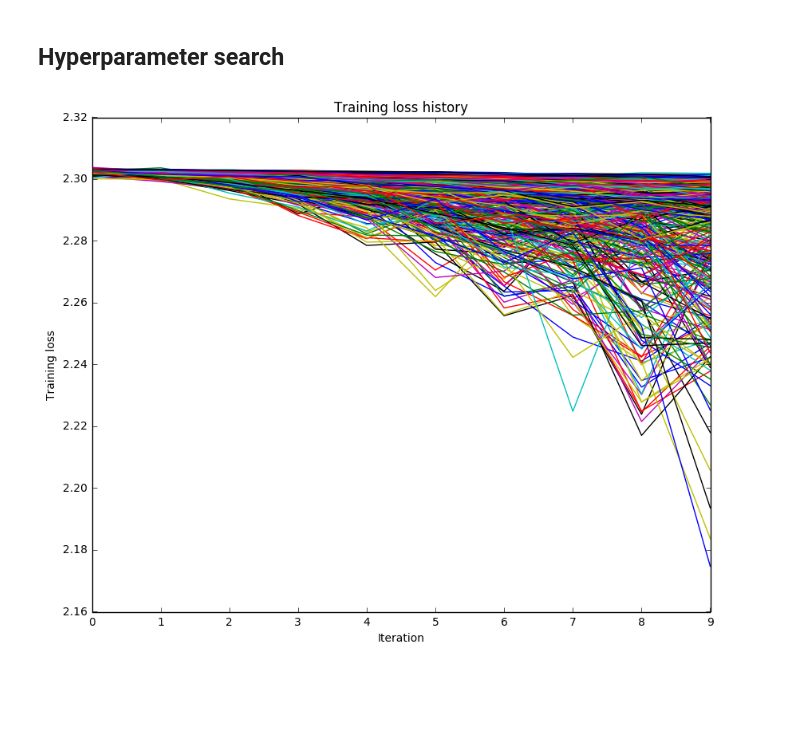
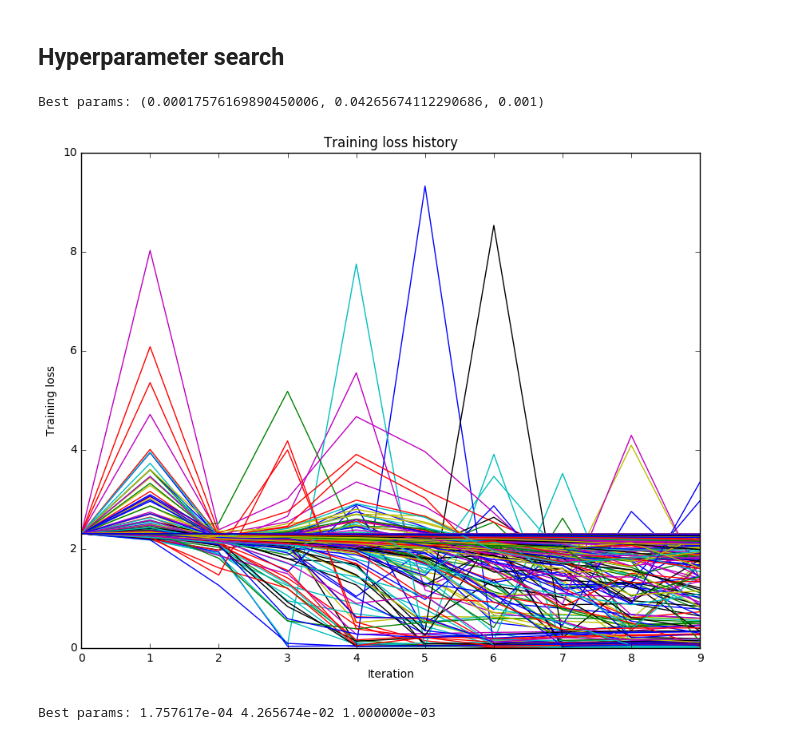
Before and after one commit to lemairecarl/cs231n_perso_2, a Jupyter notebook: FlexNet.ipynb, the cells around one changed output. Drawn from its saved outputs; the diff is of its cells as text; code cells hidden in the pictures; blank space fills up the shorter version.

```diff
--- a/FlexNet.ipynb
+++ b/FlexNet.ipynb
@@ -62,7 +59,11 @@ print X.shape
 (3, 3, 8, 8)
 # %%
 # Build the model
-model = Sequential(batch_shape=X.shape, weight_scale=1e-3, reg=1e-1, dtype=np.float64)
+lr = 4.265674e-02
+reg = 1.757617e-04
+model = Sequential(batch_shape=X.shape, weight_scale=1e-3, reg=reg, dtype=np.float64)
+model.add(Dense(num_neurons=10))
+model.add(Dense(num_neurons=10))
 model.add(Dense(num_neurons=10))
 model.add(Dense(num_neurons=10))
 model.add(Dense(num_neurons=10))
@@ -82,7 +91,7 @@ solver = Solver(model, {'X_train': X, 'y_train': y, 'X_val': X, 'y_val': y},
                 num_epochs=10, batch_size=X.shape[0],
                 update_rule='adam',
                 optim_config={
-                  'learning_rate': 10**(-2.8),
+                  'learning_rate': lr,
                 },
                 verbose=False, print_every=1)
 solver.train()
@@ -113,6 +130,8 @@ results = {}
 best_solver = None
 best_model = None
 best_acc = -1
+best_loss = 10000
+best_params = None
 # %%
 # Hyper parameter search
 
@@ -123,11 +142,13 @@ def uniform(minv, maxv):
 #batch_shape = (batch_size,) + data['X_train'].shape[1:]
 
 for _ in range(500):
-    weight_scale = 10 ** uniform(-4, -2)
-    learning_rate = 10 ** uniform(-4, -3)
-    reg = 10 ** uniform(-4, -2)
+    weight_scale = 1e-3  # 10 ** uniform(-4, -2)
+    learning_rate = 10 ** uniform(-4, -1)
+    reg = 10 ** uniform(-4, 0)
 
-    model = Sequential(batch_shape=X.shape, weight_scale=1e-3, reg=reg)
+    model = Sequential(batch_shape=X.shape, weight_scale=weight_scale, reg=reg)
+    model.add(Dense(num_neurons=10))
+    model.add(Dense(num_neurons=10))
     model.add(Dense(num_neurons=10))
     model.add(Dense(num_neurons=10))
     model.build(loss=Softmax())
@@ -144,36 +165,46 @@ for _ in range(500):
                 update_rule='adam',
                 optim_config={
                   'learning_rate': learning_rate,
                 },
                 verbose=False, print_every=1)
     #solver = Solver(model, val_data,
     #                print_every=10, num_epochs=5, batch_size=batch_size,
     #                update_rule='adam',
     #                optim_config={
     #                  'learning_rate': learning_rate,
     #                },
     #                verbose=True)
     solver.train()
     #acc = solver.val_acc_history[-1]
     acc = solver.train_acc_history[-1]
     final_loss = solver.loss_history[-1]
     format_str = '{:e} {:e}  final l: {:.5f}  acc: {}'
     #print format_str.format(reg, learning_rate, final_loss, acc)
     if np.max(solver.loss_history) > 10:
         continue
     plt.plot(solver.loss_history, '-')
-    results[(reg, learning_rate, weight_scale)] = (acc, final_loss)
-    if acc > best_acc:
+    params = (reg, learning_rate, weight_scale)
+    results[params] = (acc, final_loss)
+    if final_loss < best_loss:
         best_acc = acc
+        best_loss = final_loss
         best_solver = solver
         best_model = model
+        best_params = params
+
+print 'Best params: {:e} {:e} {:e}'.format(*best_params)
 
 plt.title('Training loss history')
 plt.xlabel('Iteration')
 plt.ylabel('Training loss')
 plt.show()
 # %% [output]
+Best params: (0.00017576169890450006, 0.04265674112290686, 0.001)
-[figure, old version]
+[figure, new version]
+# %%
+print 'Best params: {:e} {:e} {:e}'.format(*best_params)
+# %% [output]
+Best params: 1.757617e-04 4.265674e-02 1.000000e-03
 # %%
 # Visualize the cross-validation results
 import math
```
Also changed, not shown: parts of 7 cells of this notebook, 1 other file.
